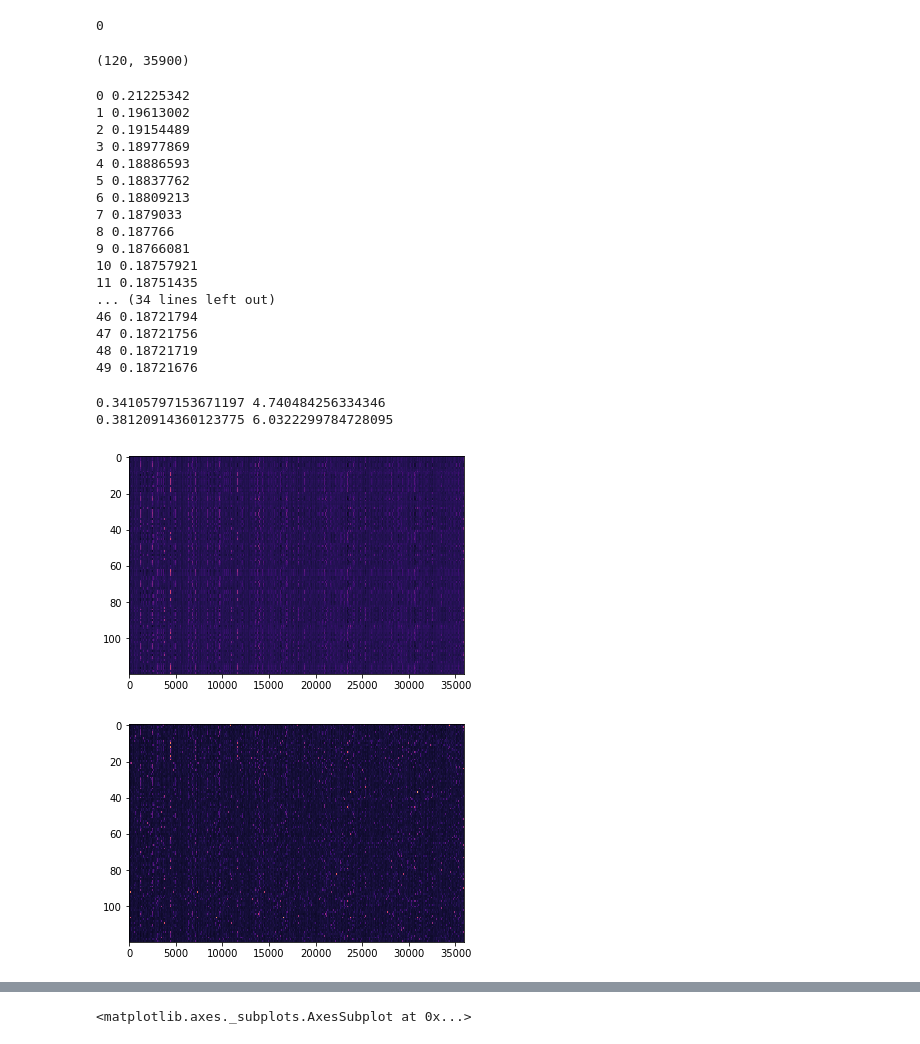
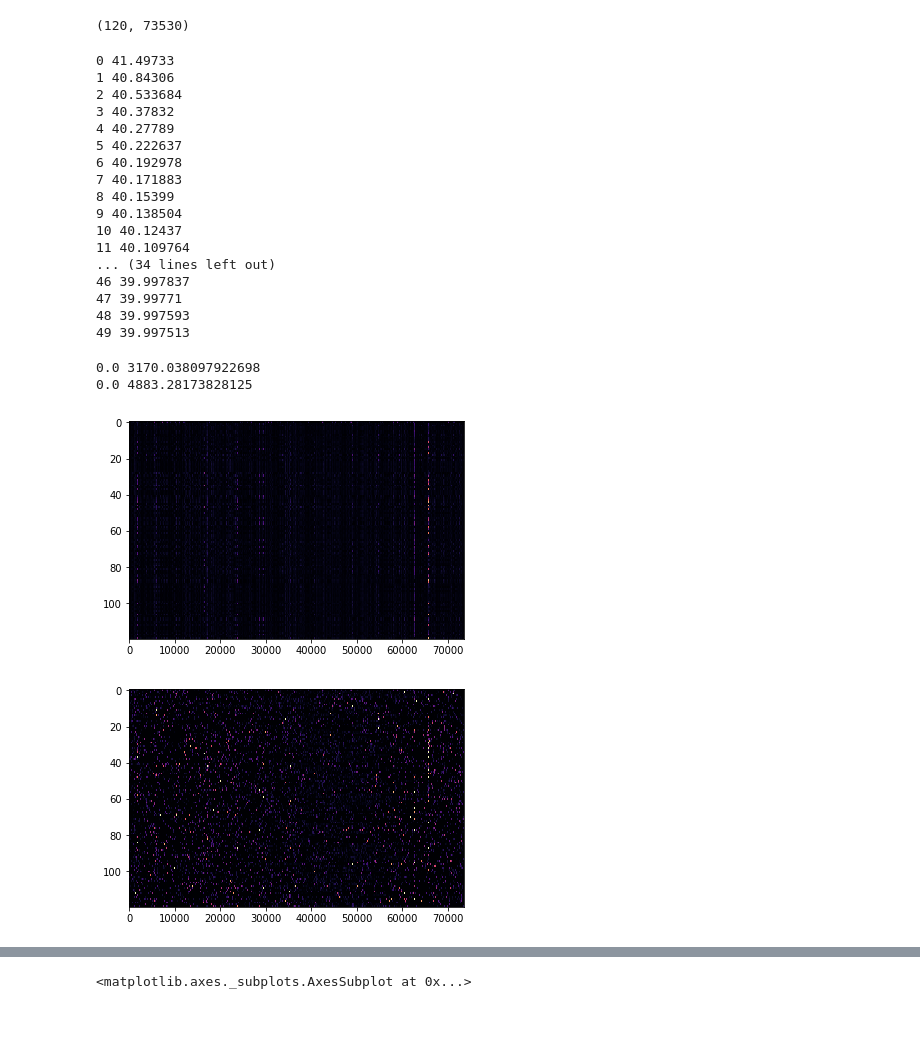
Before and after one commit to GiocomoLab/MightyMorphingPhotonRangers, a Jupyter notebook: NMF/Untitled.ipynb, the cells around one changed output, grey strips where cells are left out. Drawn from its saved outputs; the diff is of its cells as text; code cells hidden in the pictures.

```diff
--- a/NMF/Untitled.ipynb
+++ b/NMF/Untitled.ipynb
@@ -36,7 +39,7 @@ G:\My Drive\\VR_Data\TwoTower\4139219.2\23_10_2018\TwoTower_Timeout_2.sqlite
 # %%
 VRDat,C, S, A = pp.load_scan_sess(sess,fneu_coeff=0)
 #C = sp.stats.zscore(C,axis=0)
-cmax = np.mean(C,axis=0)
+cmax = np.mean(S,axis=0)
 print(cmax.shape)
-C= np.divide(C,np.dot(np.ones([C.shape[0],1]),cmax[np.newaxis,:]))
+S= np.divide(S,np.dot(np.ones([C.shape[0],1]),cmax[np.newaxis,:]))
 # %% [output]
@@ -48,6 +54,6 @@ See the caveats in the documentation: http://pandas.pydata.org/pandas-docs/stabl
 # %%
 trial_info, tstart_inds, teleport_inds = u.by_trial_info(VRDat)
 #S_trial_mat, occ, edges, centers = u.make_pos_bin_trial_matrices(S,VRDat.pos._values,tstart_inds,teleport_inds)
-C_trial_mat, occ, edges, centers = u.make_pos_bin_trial_matrices(C,VRDat.pos._values,tstart_inds,teleport_inds,bin_size=10)
+S_trial_mat, occ, edges, centers = u.make_pos_bin_trial_matrices(S,VRDat.pos._values,tstart_inds,teleport_inds,bin_size=10)
 #C_trial_mat = np.nanmean(C_trial_mat,axis=1)
 # %%
@@ -61,33 +67,29 @@ print(C_trial_mat.shape)
 # %%
 
-C_trial_Ncat = np.reshape(C_trial_mat[:,:20,:],[C_trial_mat.shape[0],-1])
+S_trial_Ncat = np.reshape(S_trial_mat[:,:,:],[S_trial_mat.shape[0],-1])
-# %%
-np.isnan(C_trial_Ncat).sum()
-# %% [output]
-0
 # %%
-print(C_trial_Ncat.shape)
+print(S_trial_Ncat.shape)
 # %% [output]
-(120, 35900)
+(120, 73530)
 # %%
 from cv import masked_pca
 # %%
-U,Vt,train_err = masked_pca(np.copy(C_trial_Ncat),6,nonneg=True)
+U,Vt,train_err = masked_pca(np.copy(S_trial_Ncat),6,nonneg=True)
 # %% [output]
-0 0.21225342
-1 0.19613002
-2 0.19154489
-3 0.18977869
-4 0.18886593
-5 0.18837762
-6 0.18809213
-7 0.1879033
-8 0.187766
-9 0.18766081
-10 0.18757921
-11 0.18751435
+0 41.49733
+1 40.84306
+2 40.533684
+3 40.37832
+4 40.27789
+5 40.222637
+6 40.192978
+7 40.171883
+8 40.15399
+9 40.138504
+10 40.12437
+11 40.109764
 ... (34 lines left out)
-46 0.18721794
-47 0.18721756
-48 0.18721719
-49 0.18721676
+46 39.997837
+47 39.99771
+48 39.997593
+49 39.997513
@@ -94,15 +98,15 @@ U,Vt,train_err = masked_pca(np.copy(C_trial_Ncat),6,nonneg=True)
 # %%
 f,ax = plt.subplots()
-ax.imshow(np.dot(U,Vt),aspect='auto',cmap='magma')
+ax.imshow(np.dot(U,Vt)/4000,aspect='auto',cmap='magma',vmin=0,vmax=.1)
 print(np.dot(U,Vt).min(),np.dot(U,Vt).max())
 f,ax = plt.subplots()
-ax.imshow(C_trial_Ncat,aspect='auto',cmap='magma')
-print(C_trial_Ncat.ravel().min(),C_trial_Ncat.ravel().max())
+ax.imshow(S_trial_Ncat/4000,aspect='auto',cmap='magma',vmin=0,vmax=.1)
+print(S_trial_Ncat.ravel().min(),S_trial_Ncat.ravel().max())
 # %% [output]
-0.34105797153671197 4.740484256334346
-0.38120914360123775 6.0322299784728095
+0.0 3170.038097922698
+0.0 4883.28173828125
-[figure, old version]
+[figure, new version]
-[figure, old version]
+[figure, new version]
 # %%
 f,ax = plt.subplots(U.shape[1],2,figsize=[5,10])
 for factor in range(U.shape[1]):
```
Also changed, not shown: parts of 11 cells of this notebook, 6 other files.
